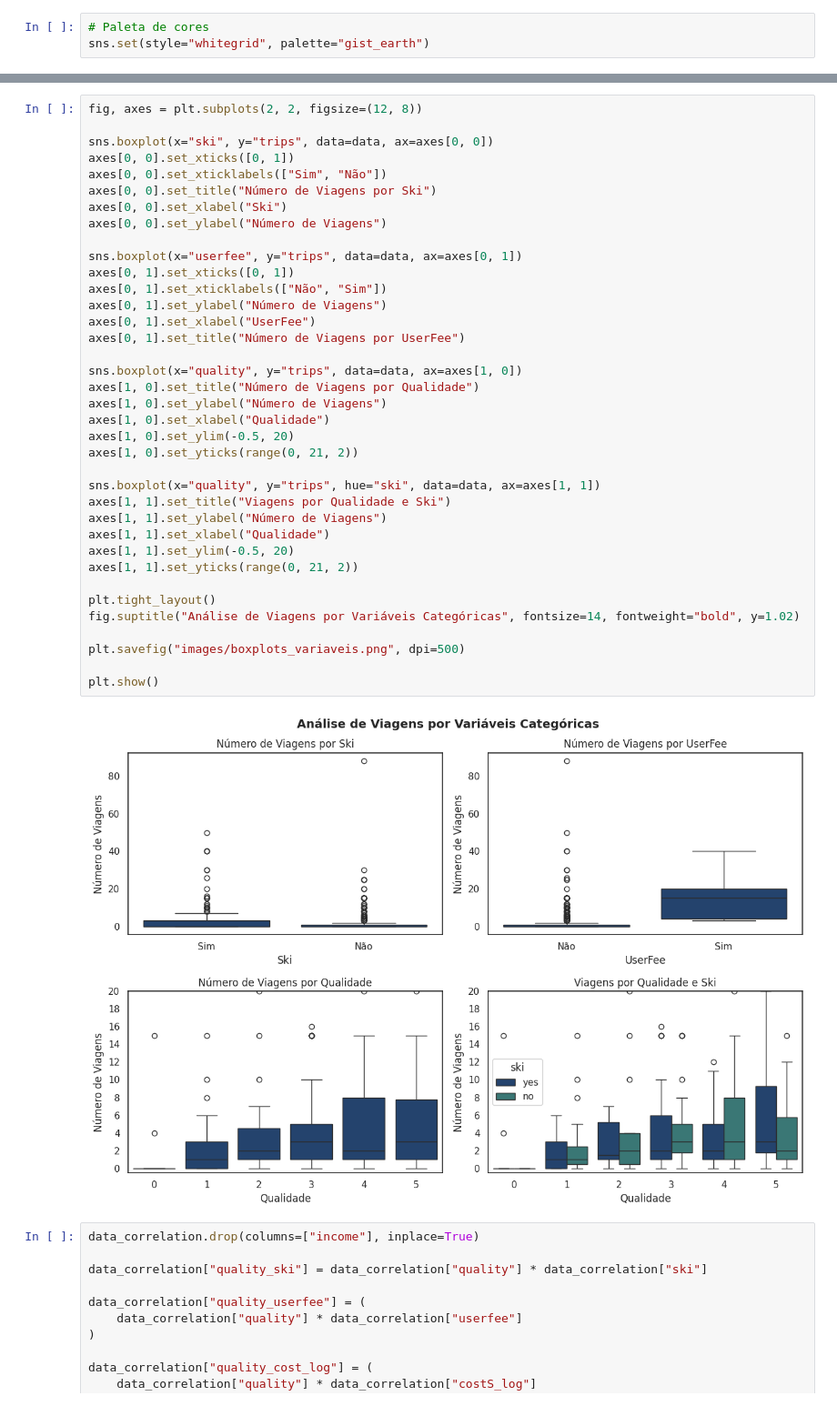
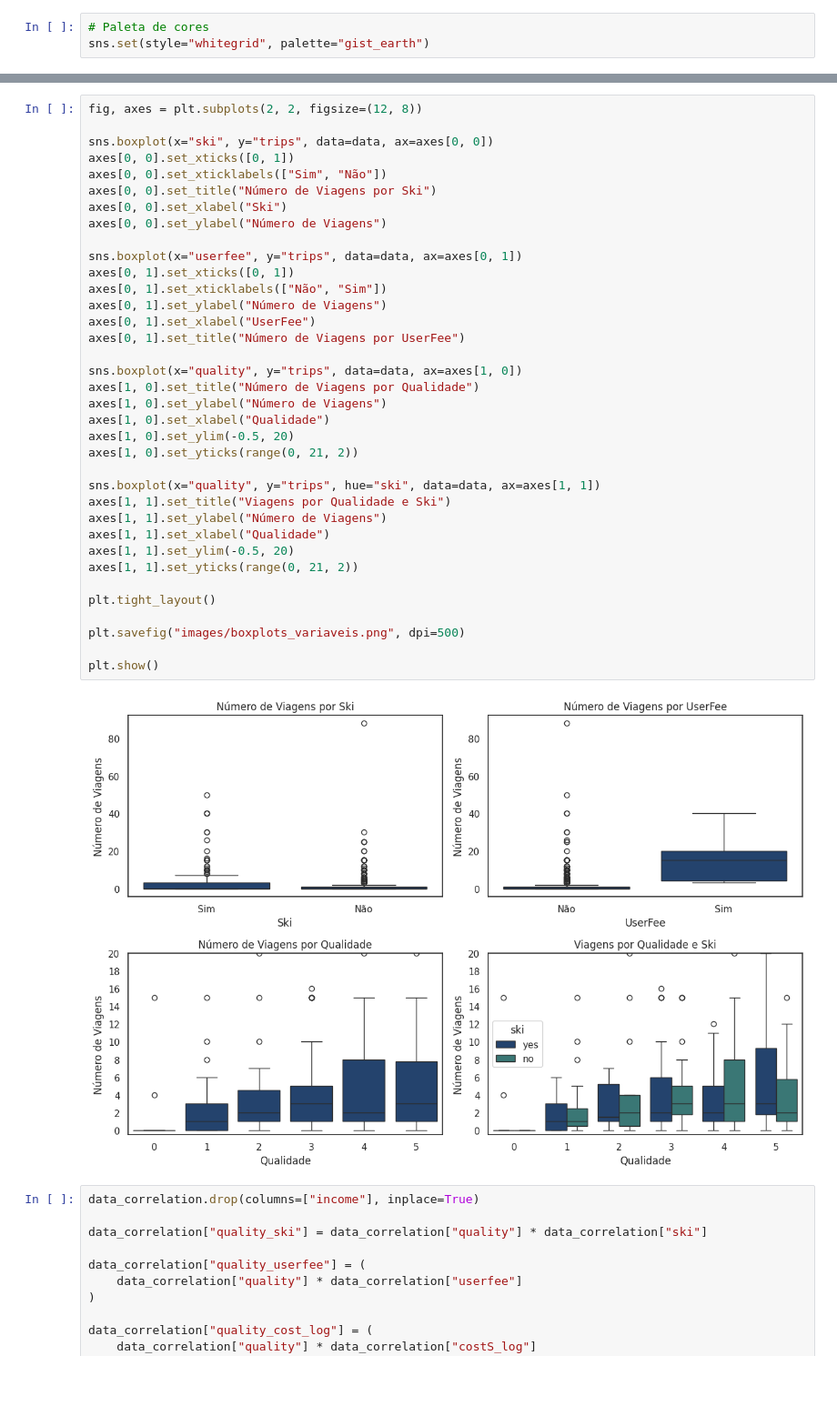
Before and after one commit to scrocha/modelagem-estatistica-A2, a Jupyter notebook: trabalho.ipynb, the cells around one changed output, grey strips where cells are left out. Shown: that part at 91% size. Drawn from its saved outputs; the diff is of its cells as text; blank space fills up the shorter version.

```diff
--- a/trabalho.ipynb
+++ b/trabalho.ipynb
@@ -303,35 +295,34 @@ axes[0, 0].set_title("Número de Viagens por Ski")
 axes[0, 0].set_xlabel("Ski")
 axes[0, 0].set_ylabel("Número de Viagens")
 
 sns.boxplot(x="userfee", y="trips", data=data, ax=axes[0, 1])
 axes[0, 1].set_xticks([0, 1])
 axes[0, 1].set_xticklabels(["Não", "Sim"])
 axes[0, 1].set_ylabel("Número de Viagens")
 axes[0, 1].set_xlabel("UserFee")
 axes[0, 1].set_title("Número de Viagens por UserFee")
 
 sns.boxplot(x="quality", y="trips", data=data, ax=axes[1, 0])
 axes[1, 0].set_title("Número de Viagens por Qualidade")
 axes[1, 0].set_ylabel("Número de Viagens")
 axes[1, 0].set_xlabel("Qualidade")
 axes[1, 0].set_ylim(-0.5, 20)
 axes[1, 0].set_yticks(range(0, 21, 2))
 
 sns.boxplot(x="quality", y="trips", hue="ski", data=data, ax=axes[1, 1])
 axes[1, 1].set_title("Viagens por Qualidade e Ski")
 axes[1, 1].set_ylabel("Número de Viagens")
 axes[1, 1].set_xlabel("Qualidade")
 axes[1, 1].set_ylim(-0.5, 20)
 axes[1, 1].set_yticks(range(0, 21, 2))
 
 plt.tight_layout()
-fig.suptitle("Análise de Viagens por Variáveis Categóricas", fontsize=14, fontweight="bold", y=1.02)
 
 plt.savefig("images/boxplots_variaveis.png", dpi=500)
 
 plt.show()
 # %% [output]
-[figure, old version]
+[figure, new version]
 # %%
 data_correlation.drop(columns=["income"], inplace=True)
 
```
Also changed, not shown: parts of 10 cells of this notebook, 4 other files.
